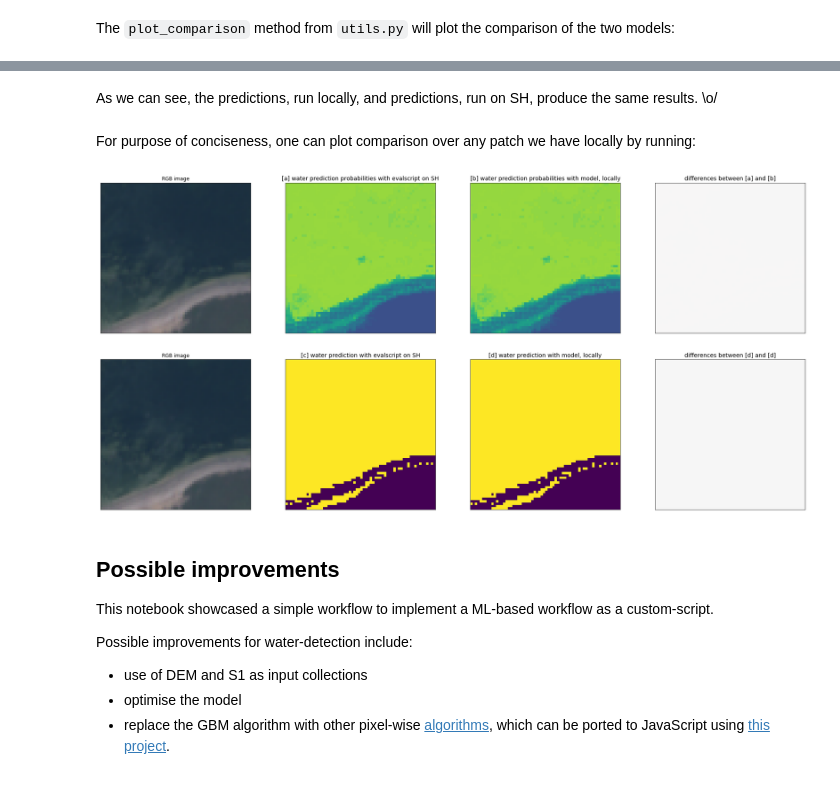
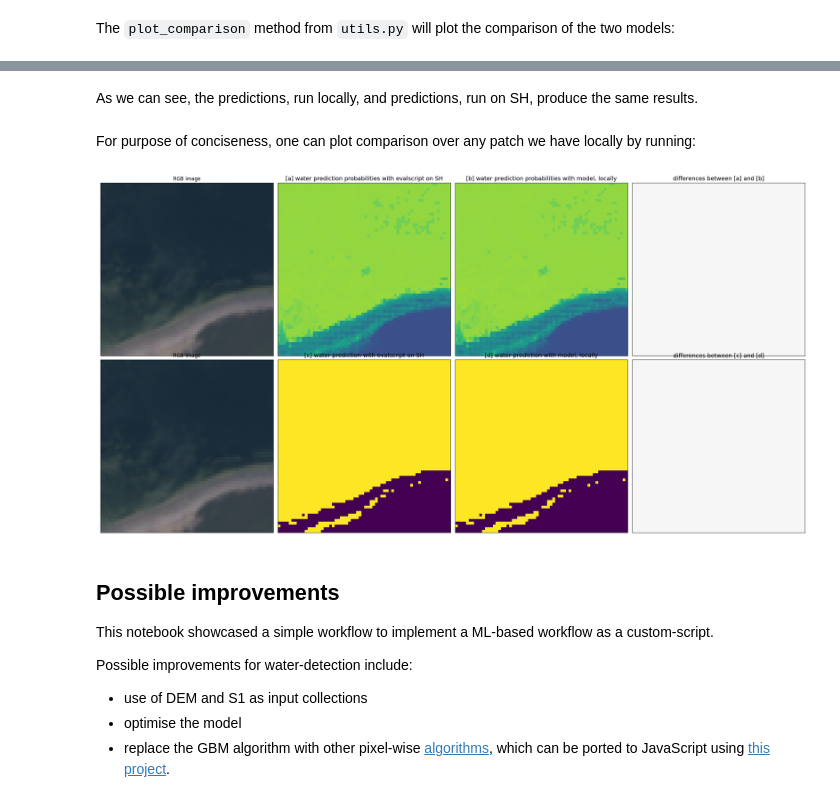
Before and after one commit to sentinel-hub/eo-learn-examples, a Jupyter notebook: custom-script/machine-learning-evalscript.ipynb, the cells around one changed output, grey strips where cells are left out. Saved outputs shown, nothing was run; the diff lists cells and outputs as text; code cells hidden in the pictures.

```diff
--- a/custom-script/machine-learning-evalscript.ipynb
+++ b/custom-script/machine-learning-evalscript.ipynb
@@ -178,4 +188,2 @@ visualize(eop)
 # %% [output]
 [figure]
-# %%
-visualize(EOPatch.load(f"{EOP_DIR}/eopatches/{eopatch_names[132]}", lazy_loading=True))
@@ -367,4 +329,6 @@ labels_test = labels_test[mask_test]
 # %%
+features_train, labels_train, features_test, labels_test = prepare_data(eopatches, gdf)
+
 features_train.shape, labels_train.shape, features_test.shape, labels_test.shape
 # %% [output]
 ((610300, 5), (610300,), (156800, 5), (156800,))
@@ -472,6 +420,4 @@ config = SHConfig()
 We've added an utility function that passes the model (in javascript) to Sentinel Hub using [`SentinelHubRequest`](https://sentinelhub-py.readthedocs.io/en/latest/sentinelhub_request.html?highlight=SentinelHubRequest) Processing API request. It will return the pseudo probabilities as calculated on Sentinel Hub services.
 
 You can check it in `utils.py` file.
-# %%
-sh_prediction = predict_on_sh(js_model, eop.bbox, (64, 64), eop.timestamp[0], config)
 # %% [markdown]
@@ -479,6 +425,13 @@ Let's run the predictions with the model we've trained, using data from the `eop
 # %%
-features = eop.data["FEATURES"][0]
-height, width, nfeats = features.shape
-model_prediction = model.predict_proba(features.reshape(height * width, nfeats))[..., -1].reshape(height, width)
+def get_predictions(patch):
+    model_script = parse_model(model, None)
+    sh_prediction = predict_on_sh(model_script, patch.bbox, (64, 64), patch.timestamp[0], config)
+
+    features = patch.data["FEATURES"][0]
+    height, width, nfeats = features.shape
+    reshaped_features = features.reshape(height * width, nfeats)
+    model_prediction = model.predict_proba(reshaped_features)[..., -1].reshape(height, width)
+
+    return sh_prediction, model_prediction
 # %% [markdown]
 The `plot_comparison` method from `utils.py` will plot the comparison of the two models:
@@ -489,11 +442,12 @@ plot_comparison(features[..., [2, 1, 0]], sh_prediction, model_prediction)
 # %% [markdown]
-As we can see, the predictions, run locally, and predictions, run on SH, produce the same results. \o/
+As we can see, the predictions, run locally, and predictions, run on SH, produce the same results.
 # %% [markdown]
 For purpose of conciseness, one can plot comparison over any patch we have locally by running:
 # %%
-plot_comparison(*get_predictions(EOPatch.load(f"{EOP_DIR}/eopatches/{eopatch_names[1337]}"), model, config))
+eop_of_interest = EOPatch.load(f"{EOP_DIR}/eopatches/{eopatch_names[1337]}")
+plot_comparison(eop_of_interest, *get_predictions(eop_of_interest))
 # %% [output]
-[figure, old version]
+[figure, new version]
 # %% [markdown]
 ## Possible improvements
 
```
Also changed, not shown: parts of 23 cells of this notebook, 1 other file.
